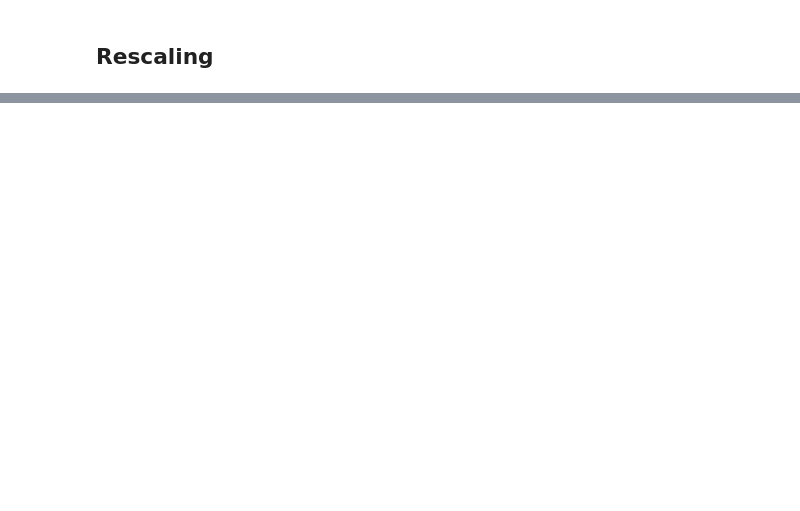
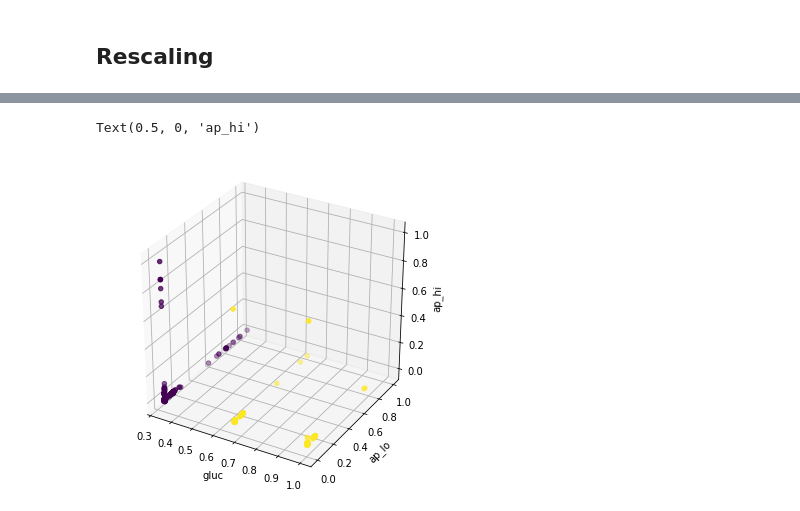
Before and after one commit to SilvaEmerson/clustering-algorithms, a Jupyter notebook: ClusteringComparative.ipynb, the cells around one changed output, grey strips where cells are left out. Cells and saved outputs as stored; diff of their text form; code cells hidden in the pictures; blank space fills up the shorter version.

```diff
--- a/ClusteringComparative.ipynb
+++ b/ClusteringComparative.ipynb
@@ -122,0 +120,10 @@ df.describe()
+# %%
+fig = plt.figure(figsize=(6,6))
+ax = fig.add_subplot(111, projection='3d')
+ax.scatter(df['gluc'], df['ap_lo'], df['ap_hi'], c=y_pred)
+ax.set_xlabel('gluc')
+ax.set_ylabel('ap_lo')
+ax.set_zlabel('ap_hi')
+# %% [output]
+Text(0.5, 0, 'ap_hi')
+[figure, added]
```
Also changed, not shown: parts of 9 cells of this notebook.
